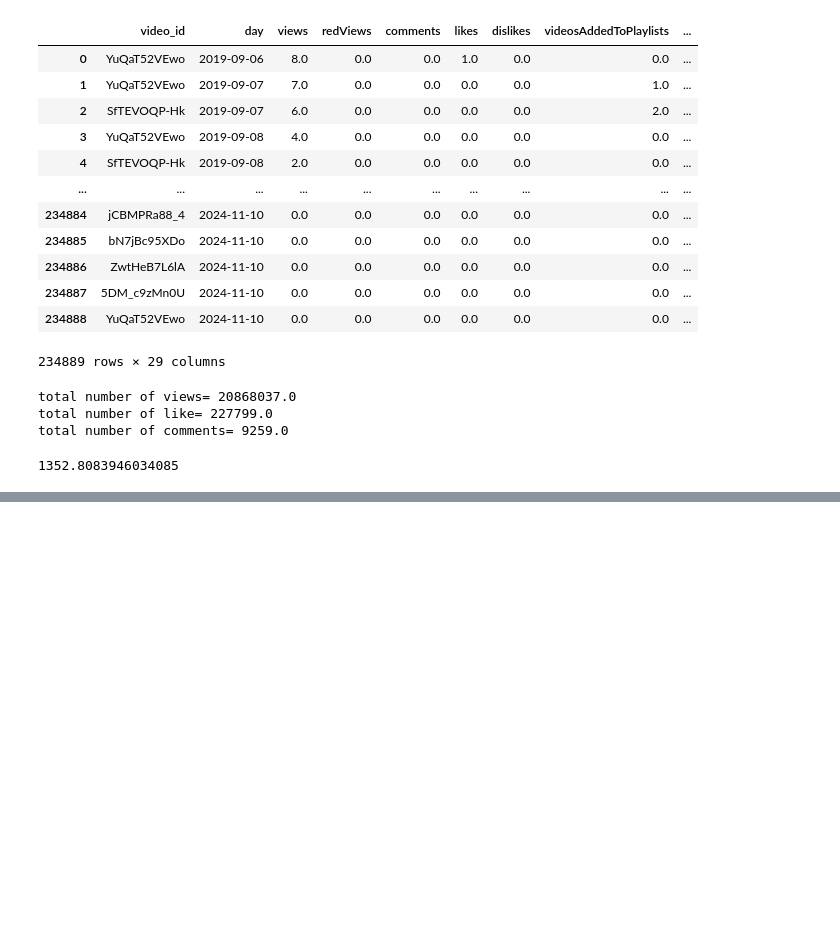
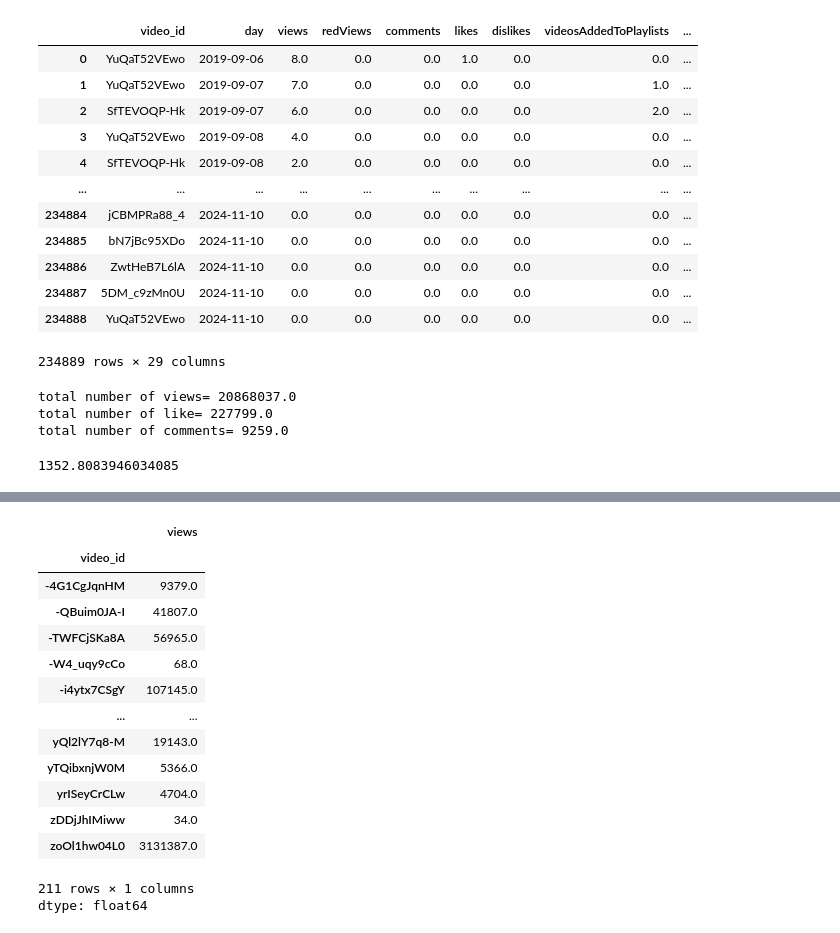
Before and after one commit to harivign/YouTube-Analytics-ds2-for-pandas-practice, a Jupyter notebook: youtube_analyst_ds2_practice_using_pandas.ipynb, the cells around one changed output, grey strips where cells are left out. Drawn from its saved outputs; the diff is of its cells as text; code cells hidden in the pictures; blank space fills up the shorter version.

```diff
--- a/youtube_analyst_ds2_practice_using_pandas.ipynb
+++ b/youtube_analyst_ds2_practice_using_pandas.ipynb
@@ -46,0 +79,19 @@ df["averageViewDuration"].mean()
+# %%
+total_views_each_category=df.groupby("video_id")["views"].sum()
+total_views_each_category
+# %% [output]
+|  | views |
+| video_id |  |
+| -4G1CgJqnHM | 9379.0 |
+| -QBuim0JA-I | 41807.0 |
+| -TWFCjSKa8A | 56965.0 |
+| -W4_uqy9cCo | 68.0 |
+| -i4ytx7CSgY | 107145.0 |
+| ... | ... |
+| yQl2lY7q8-M | 19143.0 |
+| yTQibxnjW0M | 5366.0 |
+| yrISeyCrCLw | 4704.0 |
+| zDDjJhIMiww | 34.0 |
+| zoOl1hw04L0 | 3131387.0 |
+211 rows × 1 columns
+dtype: float64
```
Also changed, not shown: parts of 12 cells of this notebook.
